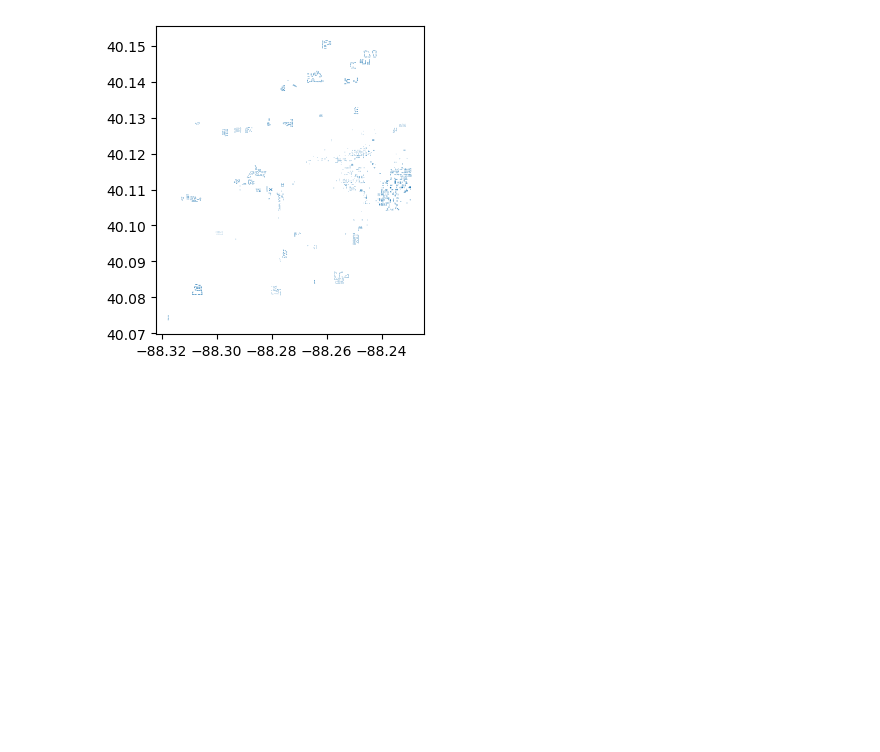
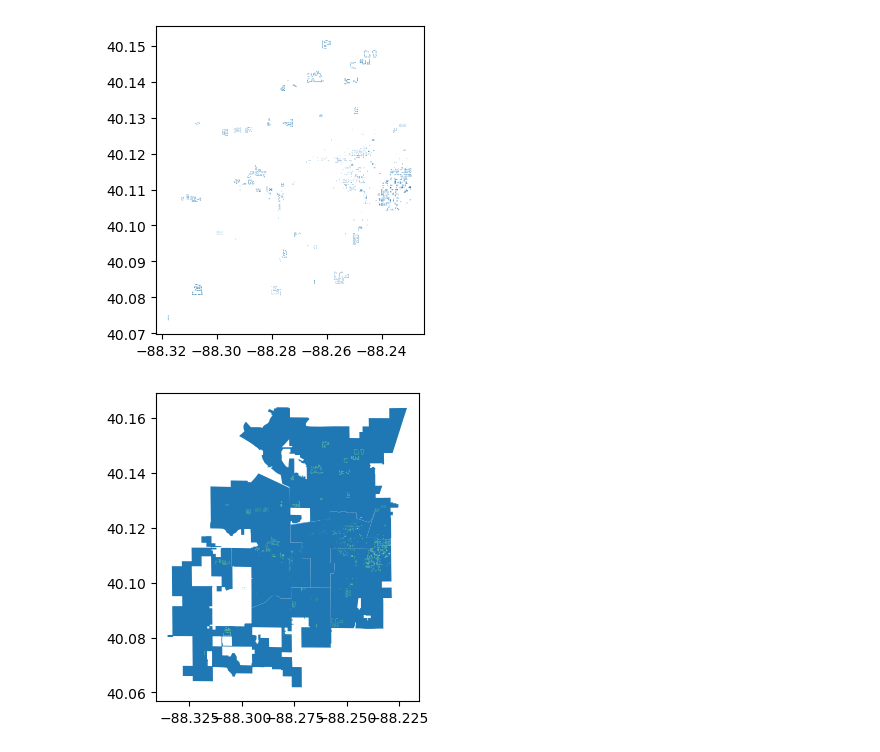
Before and after one commit to UIUC-iSchool-DataViz/is445_obuobg_spring2025, a Jupyter notebook: week07/inClass_week07.ipynb, the cells around one changed output. Saved outputs shown, nothing was run; the diff lists cells and outputs as text; code cells hidden in the pictures; blank space fills up the shorter version.

```diff
--- a/week07/inClass_week07.ipynb
+++ b/week07/inClass_week07.ipynb
@@ -235,3 +235,10 @@ gdf_apts.plot(ax=ax)
 plt.show()
 # %% [output]
 [figure]
+# %%
+fig, ax = plt.subplots(figsize=(4,4))
+gdf_councils.plot(ax=ax)
+gdf_apts.plot(ax=ax, color='lightgreen')
+plt.show()
+# %% [output]
+[figure, added]
```
